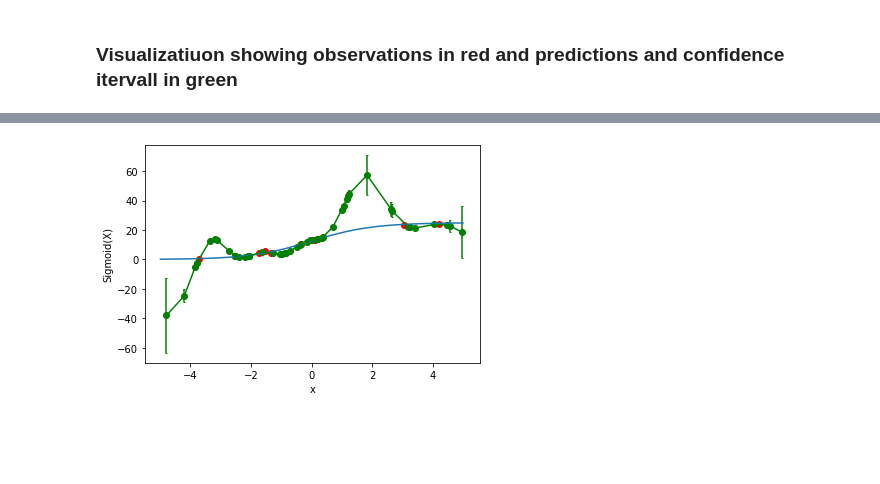
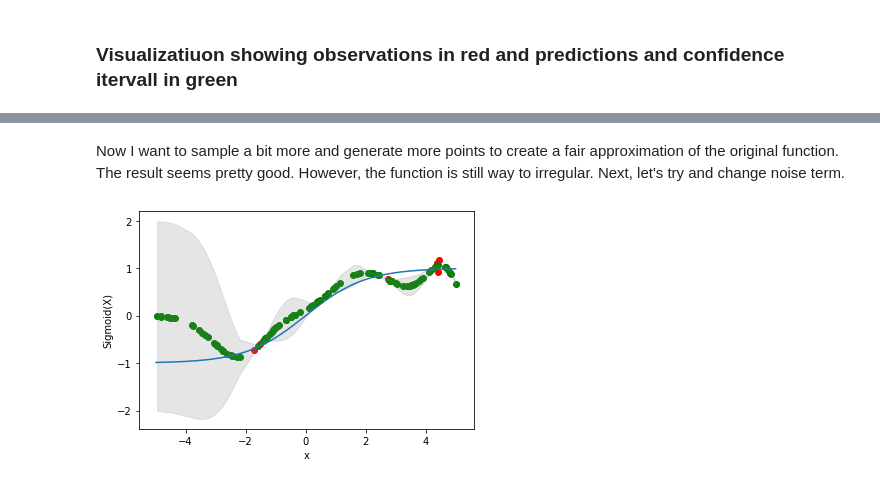
Before and after one commit to Olu93/gaussian_process, a Jupyter notebook: gpr_one_dim.ipynb, the cells around one changed output, grey strips where cells are left out. Saved outputs shown, nothing was run; the diff lists cells and outputs as text; code cells hidden in the pictures; blank space fills up the shorter version.

```diff
--- a/gpr_one_dim.ipynb
+++ b/gpr_one_dim.ipynb
@@ -91,11 +119,0 @@ def create_covariance_matrix(a,b):
-# %%
-def process_cov_matrices(observed_X, unobserved_X):
-    K = create_covariance_matrix(observed_X, observed_X)
-    numerical_stabilizer = 1e-5*np.eye(len(K))
-    K_stable = K + numerical_stabilizer
-    K_star = create_covariance_matrix(unobserved_X, observed_X)
-    K_star_star = create_covariance_matrix(unobserved_X, unobserved_X)
-    return K_stable, K_star, K_star_star
-
-covXX, covXX_, covX_X_ = process_cov_matrices(observed["time"], unobserved)
-covXX.shape
@@ -111,8 +127,10 @@ covXX.shape
 \end{align}
 # %%
 def process_predictions(K, K_star, K_star_star, Y):
-    y_star = np.dot(K_star, np.linalg.inv(K)).dot(Y)
-    sigma_star = K_star_star - np.dot(K_star, np.linalg.inv(K)).dot(K_star.T)
+    numerical_stabilizer = 1e-5*np.eye(len(K))
+    K_stable = K + numerical_stabilizer
+    y_star = np.dot(K_star, np.linalg.inv(K_stable)).dot(Y)
+    sigma_star = K_star_star - np.dot(K_star, np.linalg.inv(K_stable)).dot(K_star.T)
     return y_star, sigma_star
 
 predictions, covariances = process_predictions(covXX, covXX_, covX_X_, observed["values"])
@@ -124,16 +145,17 @@ array([25.96073005,  8.84045834, 12.41142752])
 # %%
 # plt.scatter(data["time"], sigmoid(data["time"]))
-def visualize(dataX, dataY, observedX, observedY, predict, prediction, uncertainty):
+def visualize(dataX, dataY, observedX, observedY, predict, prediction, covariances):
+    uncertainty = 2 * np.sqrt(covariances.diagonal())
     plt.plot(dataX, dataY)
     plt.scatter(observedX, observedY, c="red")
     plt.scatter(predict, prediction, c="green")
-    plt.errorbar(predict, prediction, yerr=uncertainty.diagonal()*50, c="green", capsize=1)
-    # for xc in unobserved.values:
-    #     plt.axvline(x=xc, linestyle='dashed' )
+    # plt.errorbar(predict, prediction, yerr=uncertainty, c="green", capsize=1)
+    # print(predict, prediction)
+    plt.fill_between(predict, prediction - uncertainty, prediction + uncertainty, color='gray', alpha=0.2)
     plt.xlabel("x")
     plt.ylabel("Sigmoid(X)")
 
     return plt.show()
 
-visualize(data["time"], data["values"], observed["time"], observed["values"], unobserved, predictions, covariances)
+visualize(x_, gtruth, observed["time"], observed["values"], unobserved, predictions, covariances)
 # %% [output]
@@ -142,0 +165,4 @@ visualize(data["time"], data["values"], observed["time"], observed["values"], un
+# %%
+covXX, covXX_, covX_X_ = process_cov_matrices(observed["time"], unobserved, create_RBF_kernel(2))
+predictions, covariances = process_predictions(covXX, covXX_, covX_X_, observed["values"])
+visualize(x_, gtruth, observed["time"], observed["values"], unobserved, predictions, covariances)
@@ -143,14 +171,16 @@ visualize(data["time"], data["values"], observed["time"], observed["values"], un
+# %% [markdown]
+Now I want to sample a bit more and generate more points to create a fair approximation of the original function. The result seems pretty good. However, the function is still way to irregular. Next, let's try and change noise term.
 # %%
-def run_experiment(sample_size, prediction_size, data_size=1000, dashes=False):
+def run_experiment(sample_size, prediction_size, data_size=1000, dashes=False, sigma_scaler=1, noise_term=0):
     data = generate_data(data_size, sigmoid)
     sorted_time_points = sigmoid(data["time"])
     observed = data.sample(sample_size).sort_values(by="time")
     unobserved = data["time"].sample(prediction_size).sort_values()
-    covXX, covXX_, covX_X_ = process_cov_matrices(observed["time"], unobserved)
+    covXX, covXX_, covX_X_ = process_cov_matrices(observed["time"], unobserved, create_RBF_kernel(sigma_scaler), noise_term)
     predictions, covariances = process_predictions(covXX, covXX_, covX_X_, observed["values"])
     visualize(data["time"], sigmoid(data["time"]), observed["time"], observed["values"], unobserved, predictions, covariances)
 
     plt.show()
-run_experiment(10,50)
+run_experiment(10, 100, sigma_scaler=1)
 # %% [output]
-[figure, old version]
+[figure, new version]
```
Also changed, not shown: parts of 34 cells of this notebook, 1 other file.
